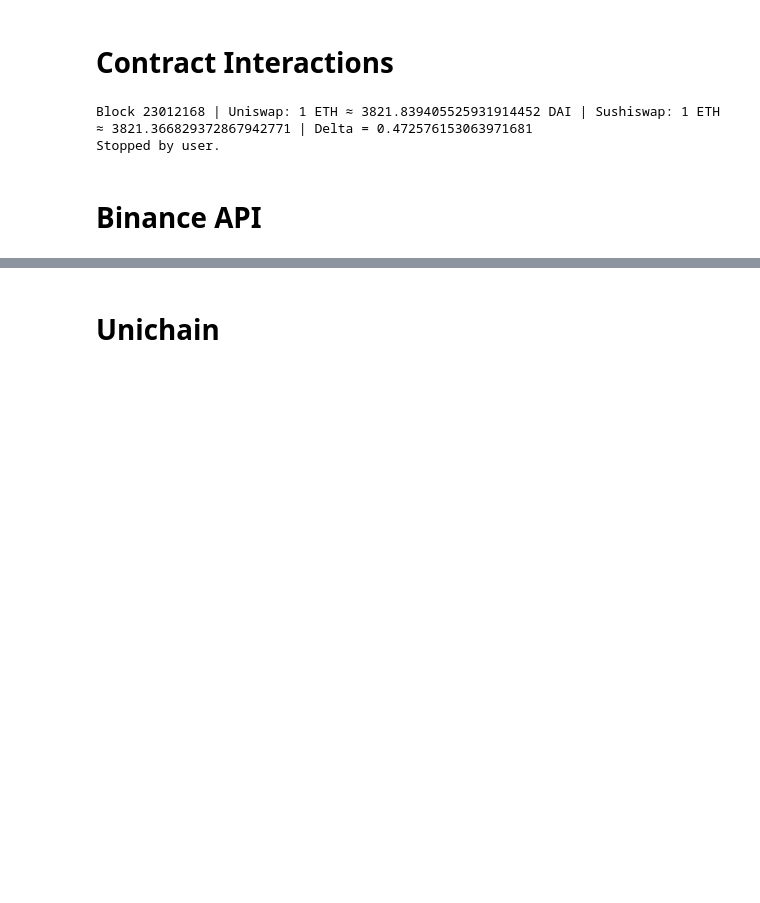
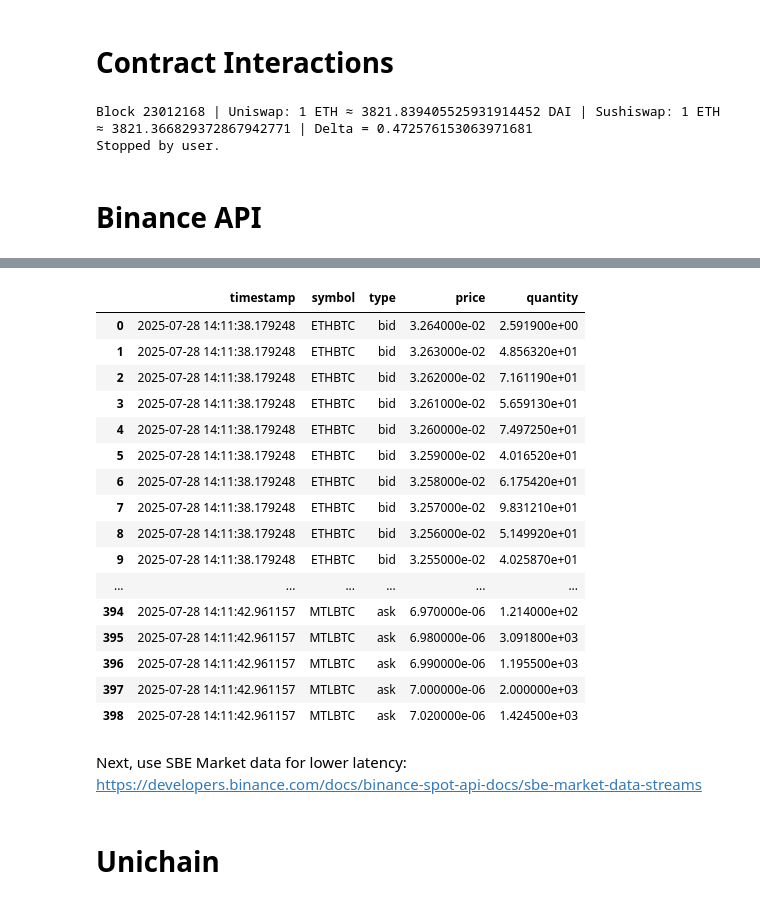
Before and after one commit to tobias727/dex-arb-trader, a Jupyter notebook: notebooks/arbitrageDexCex.ipynb, the cells around one changed output, grey strips where cells are left out. Saved outputs shown, nothing was run; the diff lists cells and outputs as text; code cells hidden in the pictures; blank space fills up the shorter version.

```diff
--- a/notebooks/arbitrageDexCex.ipynb
+++ b/notebooks/arbitrageDexCex.ipynb
@@ -105,3 +268,27 @@ Preis: 3853.75000000, Menge: 6.73600000
+# %%
+from IPython.display import display, HTML
+
+display(HTML(df.to_html(notebook=True, max_rows=None, max_cols=None)))
+# %% [output]
+|  | timestamp | symbol | type | price | quantity |
+| 0 | 2025-07-28 14:11:38.179248 | ETHBTC | bid | 3.264000e-02 | 2.591900e+00 |
+| 1 | 2025-07-28 14:11:38.179248 | ETHBTC | bid | 3.263000e-02 | 4.856320e+01 |
+| 2 | 2025-07-28 14:11:38.179248 | ETHBTC | bid | 3.262000e-02 | 7.161190e+01 |
+| 3 | 2025-07-28 14:11:38.179248 | ETHBTC | bid | 3.261000e-02 | 5.659130e+01 |
+| 4 | 2025-07-28 14:11:38.179248 | ETHBTC | bid | 3.260000e-02 | 7.497250e+01 |
+| 5 | 2025-07-28 14:11:38.179248 | ETHBTC | bid | 3.259000e-02 | 4.016520e+01 |
+| 6 | 2025-07-28 14:11:38.179248 | ETHBTC | bid | 3.258000e-02 | 6.175420e+01 |
+| 7 | 2025-07-28 14:11:38.179248 | ETHBTC | bid | 3.257000e-02 | 9.831210e+01 |
+| 8 | 2025-07-28 14:11:38.179248 | ETHBTC | bid | 3.256000e-02 | 5.149920e+01 |
+| 9 | 2025-07-28 14:11:38.179248 | ETHBTC | bid | 3.255000e-02 | 4.025870e+01 |
+| ... | ... | ... | ... | ... | ... |
+| 394 | 2025-07-28 14:11:42.961157 | MTLBTC | ask | 6.970000e-06 | 1.214000e+02 |
+| 395 | 2025-07-28 14:11:42.961157 | MTLBTC | ask | 6.980000e-06 | 3.091800e+03 |
+| 396 | 2025-07-28 14:11:42.961157 | MTLBTC | ask | 6.990000e-06 | 1.195500e+03 |
+| 397 | 2025-07-28 14:11:42.961157 | MTLBTC | ask | 7.000000e-06 | 2.000000e+03 |
+| 398 | 2025-07-28 14:11:42.961157 | MTLBTC | ask | 7.020000e-06 | 1.424500e+03 |
+# %% [markdown]
+Next, use SBE Market data for lower latency: https://developers.binance.com/docs/binance-spot-api-docs/sbe-market-data-streams
 # %% [markdown]
 # Unichain
 # %%
```
Also changed, not shown: parts of 14 cells of this notebook, 11 other files.
